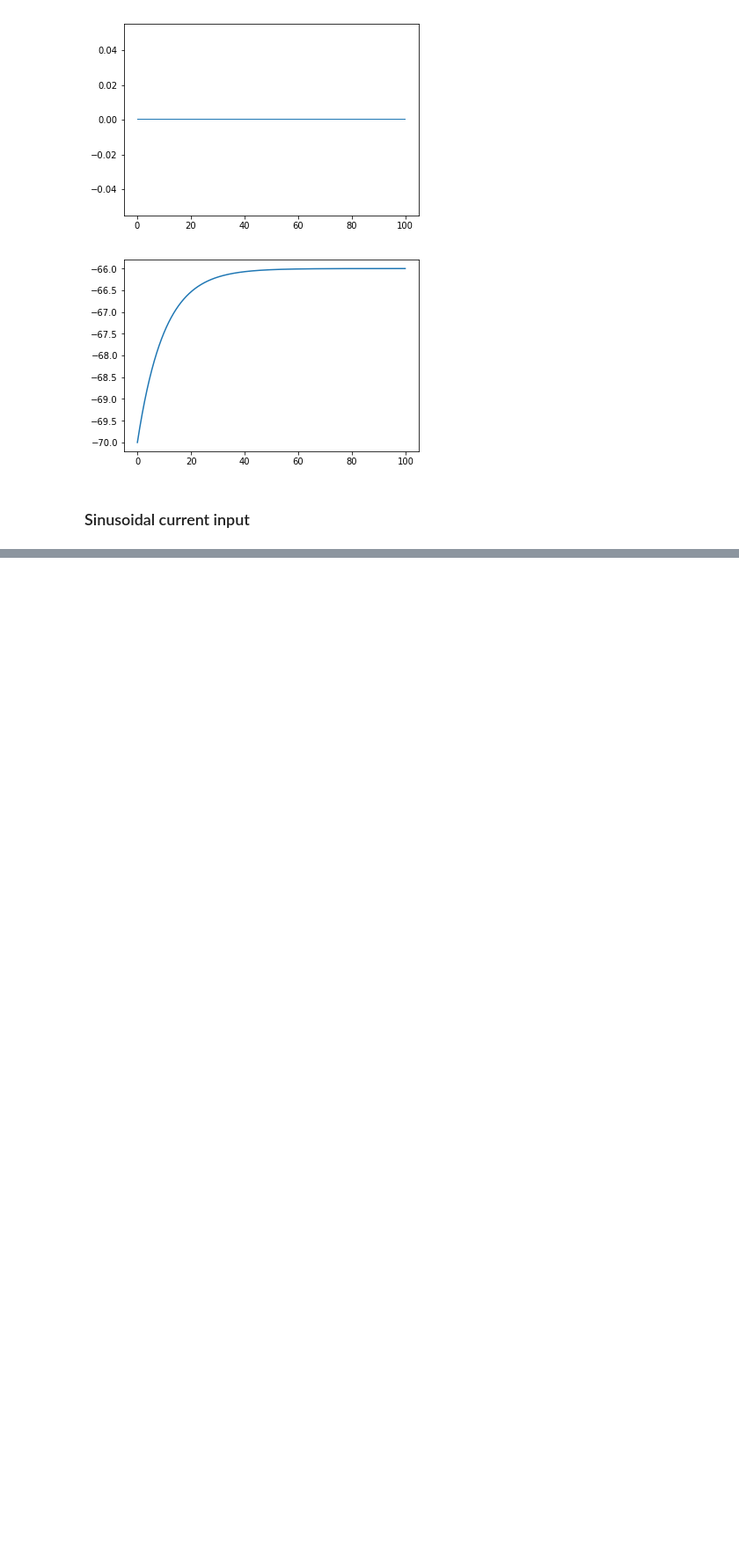
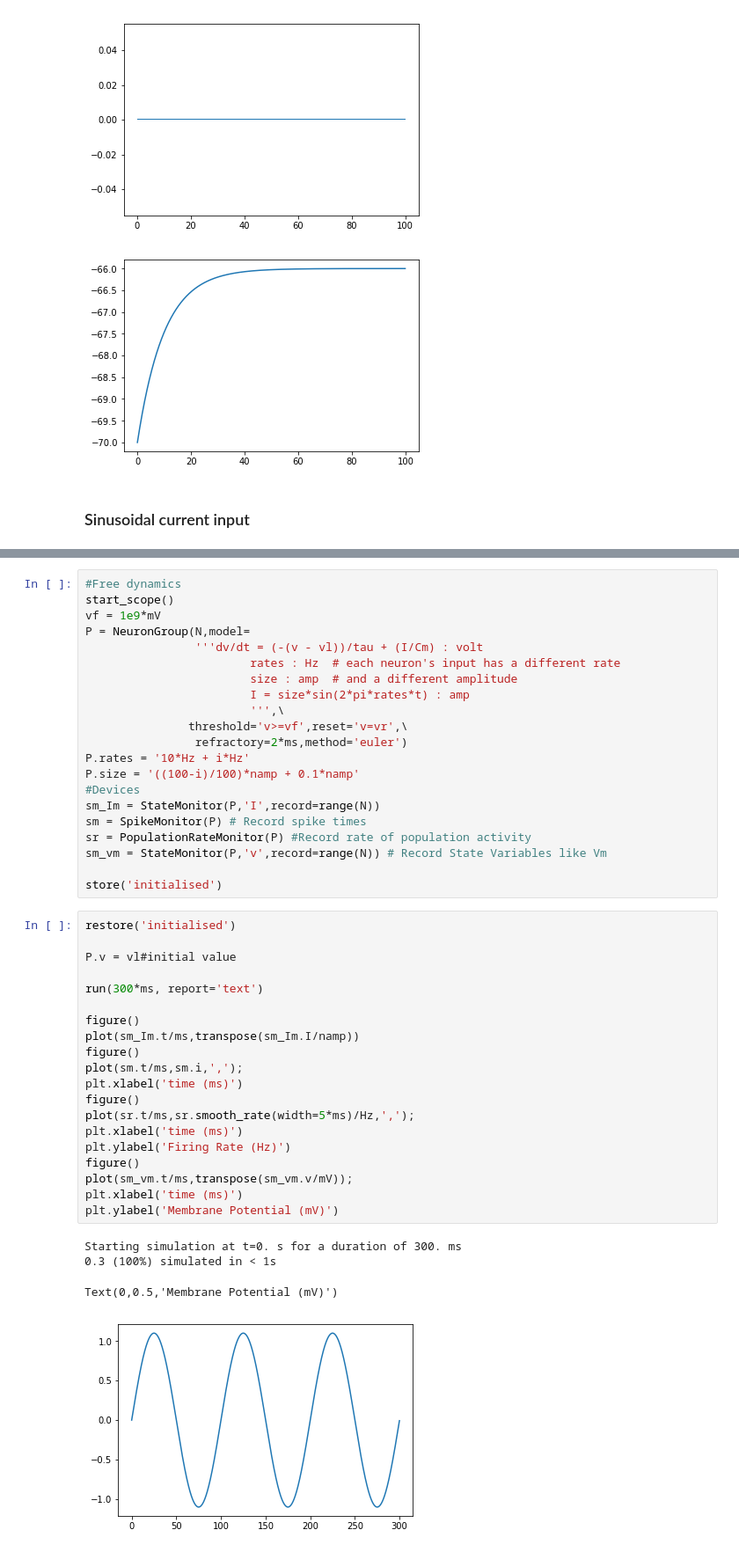
Before and after one commit to michaelglh/CAMP_project, a Jupyter notebook: Transcending Scales.ipynb, the cells around one changed output, grey strips where cells are left out. Shown: that part at 88% size. Saved outputs shown, nothing was run; the diff lists cells and outputs as text; blank space fills up the shorter version.

```diff
--- a/Transcending Scales.ipynb
+++ b/Transcending Scales.ipynb
@@ -114,0 +118,46 @@ Text(0,0.5,'Membrane Potential (mV)')
+# %%
+#Free dynamics
+start_scope()
+vf = 1e9*mV
+P = NeuronGroup(N,model=
+                '''dv/dt = (-(v - vl))/tau + (I/Cm) : volt
+                        rates : Hz  # each neuron's input has a different rate
+                        size : amp  # and a different amplitude
+                        I = size*sin(2*pi*rates*t) : amp
+                        ''',\
+               threshold='v>=vf',reset='v=vr',\
+                refractory=2*ms,method='euler')
+P.rates = '10*Hz + i*Hz'
+P.size = '((100-i)/100)*namp + 0.1*namp'
+#Devices
+sm_Im = StateMonitor(P,'I',record=range(N))
+sm = SpikeMonitor(P) # Record spike times
+sr = PopulationRateMonitor(P) #Record rate of population activity
+sm_vm = StateMonitor(P,'v',record=range(N)) # Record State Variables like Vm
+
+store('initialised')
+# %%
+restore('initialised')
+
+P.v = vl#initial value
+
+run(300*ms, report='text')
+
+figure()
+plot(sm_Im.t/ms,transpose(sm_Im.I/namp))
+figure()
+plot(sm.t/ms,sm.i,',');
+plt.xlabel('time (ms)')
+figure()
+plot(sr.t/ms,sr.smooth_rate(width=5*ms)/Hz,',');
+plt.xlabel('time (ms)')
+plt.ylabel('Firing Rate (Hz)')
+figure()
+plot(sm_vm.t/ms,transpose(sm_vm.v/mV));
+plt.xlabel('time (ms)')
+plt.ylabel('Membrane Potential (mV)')
+# %% [output]
+Starting simulation at t=0. s for a duration of 300. ms
+0.3 (100%) simulated in < 1s
+Text(0,0.5,'Membrane Potential (mV)')
+[figure, added]
```
Also changed, not shown: parts of 3 cells of this notebook.
